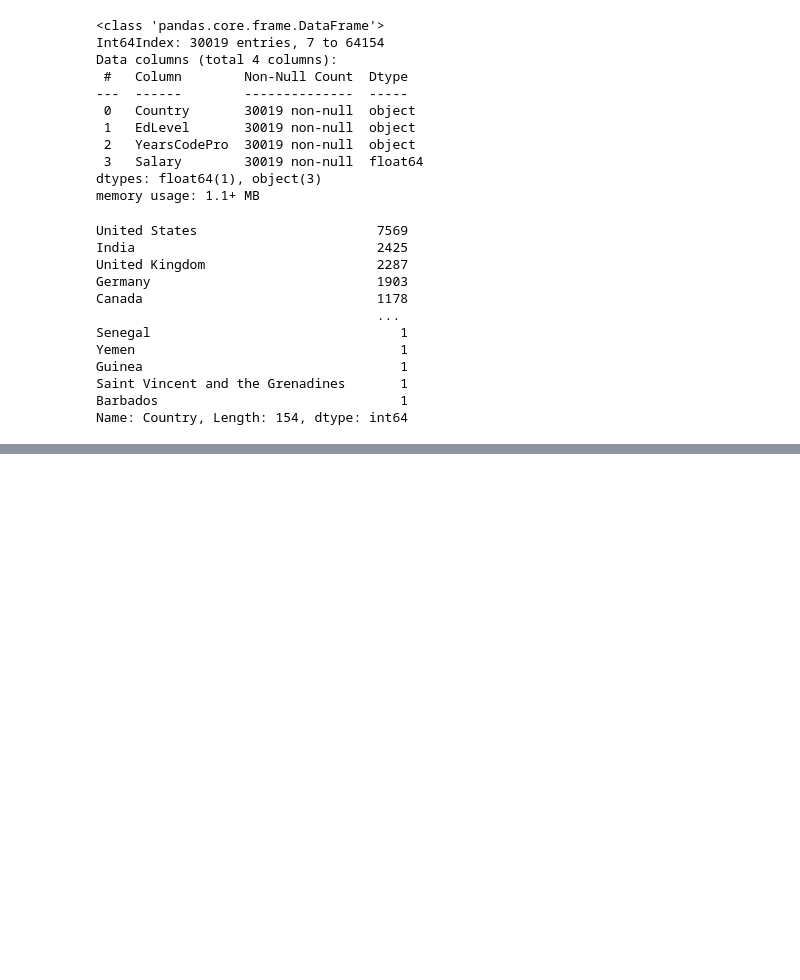
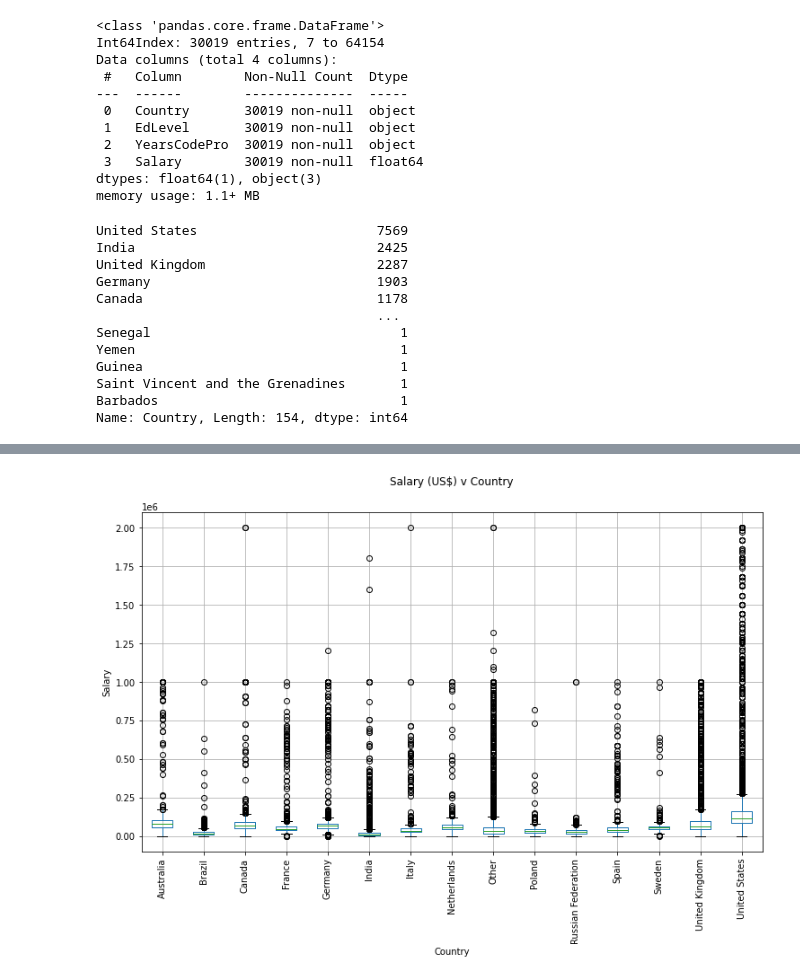
Before and after one commit to adharangaonkar/DataEngineeringProjects, a Jupyter notebook: Salary Prediction App/Salary Prediction.ipynb, the cells around one changed output, grey strips where cells are left out. Saved outputs shown, nothing was run; the diff lists cells and outputs as text; code cells hidden in the pictures; blank space fills up the shorter version.

```diff
--- a/Salary Prediction App/Salary Prediction.ipynb
+++ b/Salary Prediction App/Salary Prediction.ipynb
@@ -92,0 +109,13 @@ Name: Country, Length: 154, dtype: int64
+# %%
+def custom_categories(categories, cutoff):
+    count_dict = {}
+    for i in range(len(categories)):
+        if categories.values[i] >= cutoff:
+            count_dict[categories.index[i]] = categories.index[i]
+        else:
+            count_dict[categories.index[i]] = 'Other'
+    return count_dict
+# %%
+country_map = custom_categories(df.Country.value_counts(), 400)
+df['Country'] = df['Country'].map(country_map)
+df.Country.value_counts()
@@ -92,0 +139,10 @@ Name: Country, Length: 154, dtype: int64
+# %%
+fig, ax = plt.subplots(1,1, figsize=(12, 7))
+df.boxplot('Salary', 'Country', ax=ax)
+plt.suptitle('Salary (US$) v Country')
+plt.title('')
+plt.ylabel('Salary')
+plt.xticks(rotation=90)
+plt.show()
+# %% [output]
+[figure, added]
```
Also changed, not shown: parts of 30 cells of this notebook, 1 other file.
